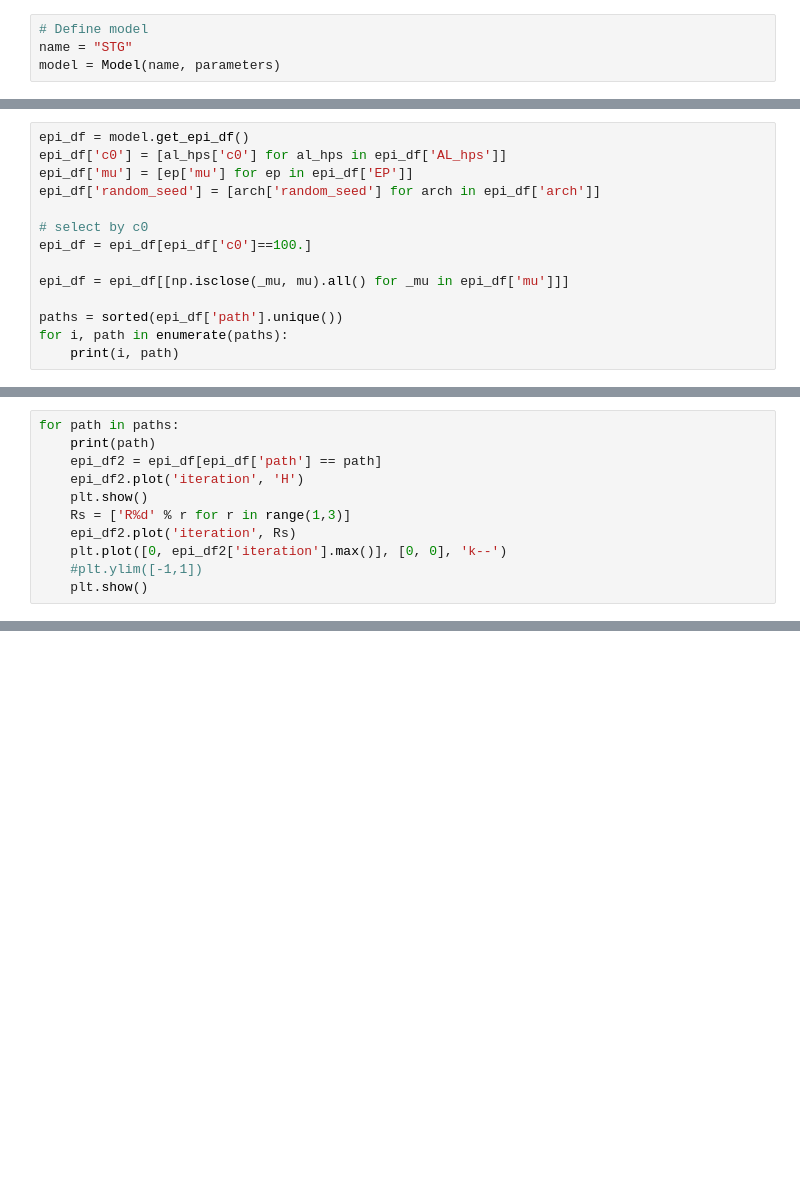
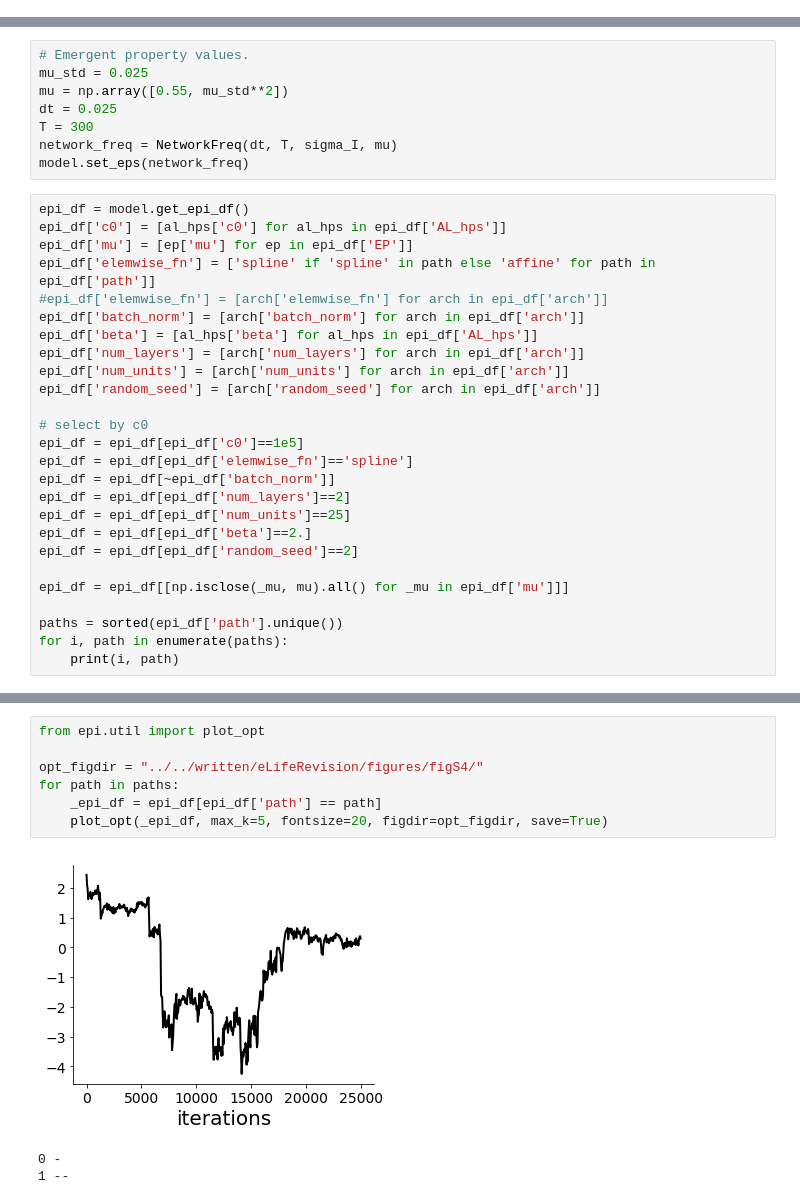
Before and after one commit to cunningham-lab/epi, a Jupyter notebook: notebooks/STG_Circuit/analyze_STG.ipynb, the cells around one changed output, grey strips where cells are left out. Saved outputs shown, nothing was run; the diff lists cells and outputs as text; blank space fills up the shorter version.

Commit message:
STG port from revision

```diff
--- a/notebooks/STG_Circuit/analyze_STG.ipynb
+++ b/notebooks/STG_Circuit/analyze_STG.ipynb
@@ -25,6 +31,2 @@ name = "STG"
 parameters = [g_el, g_synA]
 model = Model(name, parameters)
-# %%
-# Define model
-name = "STG"
-model = Model(name, parameters)
@@ -230,11 +33,31 @@ model.set_eps(network_freq)
+# %%
+# Emergent property values.
+mu_std = 0.025
+mu = np.array([0.55, mu_std**2])
+dt = 0.025
+T = 300
+network_freq = NetworkFreq(dt, T, sigma_I, mu)
+model.set_eps(network_freq)
 # %%
 epi_df = model.get_epi_df()
 epi_df['c0'] = [al_hps['c0'] for al_hps in epi_df['AL_hps']]
 epi_df['mu'] = [ep['mu'] for ep in epi_df['EP']]
+epi_df['elemwise_fn'] = ['spline' if 'spline' in path else 'affine' for path in epi_df['path']]
+#epi_df['elemwise_fn'] = [arch['elemwise_fn'] for arch in epi_df['arch']]
+epi_df['batch_norm'] = [arch['batch_norm'] for arch in epi_df['arch']]
+epi_df['beta'] = [al_hps['beta'] for al_hps in epi_df['AL_hps']]
+epi_df['num_layers'] = [arch['num_layers'] for arch in epi_df['arch']]
+epi_df['num_units'] = [arch['num_units'] for arch in epi_df['arch']]
 epi_df['random_seed'] = [arch['random_seed'] for arch in epi_df['arch']]
 
 # select by c0
-epi_df = epi_df[epi_df['c0']==100.]
+epi_df = epi_df[epi_df['c0']==1e5]
+epi_df = epi_df[epi_df['elemwise_fn']=='spline']
+epi_df = epi_df[~epi_df['batch_norm']]
+epi_df = epi_df[epi_df['num_layers']==2]
+epi_df = epi_df[epi_df['num_units']==25]
+epi_df = epi_df[epi_df['beta']==2.]
+epi_df = epi_df[epi_df['random_seed']==2]
 
 epi_df = epi_df[[np.isclose(_mu, mu).all() for _mu in epi_df['mu']]]
 
@@ -253,11 +68,0 @@ for i, path in enumerate(paths):
-# %%
-for path in paths:
-    print(path)
-    epi_df2 = epi_df[epi_df['path'] == path]
-    epi_df2.plot('iteration', 'H')
-    plt.show()
-    Rs = ['R%d' % r for r in range(1,3)]
-    epi_df2.plot('iteration', Rs)
-    plt.plot([0, epi_df2['iteration'].max()], [0, 0], 'k--')
-    #plt.ylim([-1,1])
-    plt.show()
@@ -319,0 +69,11 @@ os list ['ckpt-4.data-00000-of-00001', 'ckpt-5.data-00000-of-00001', 'checkpoint
+# %%
+from epi.util import plot_opt
+
+opt_figdir = "../../written/eLifeRevision/figures/figS4/"
+for path in paths:
+    _epi_df = epi_df[epi_df['path'] == path]
+    plot_opt(_epi_df, max_k=5, fontsize=20, figdir=opt_figdir, save=True)
+# %% [output]
+[figure, added]
+0 -
+1 --
```
Also changed, not shown: parts of 32 cells of this notebook, 2 other files.
